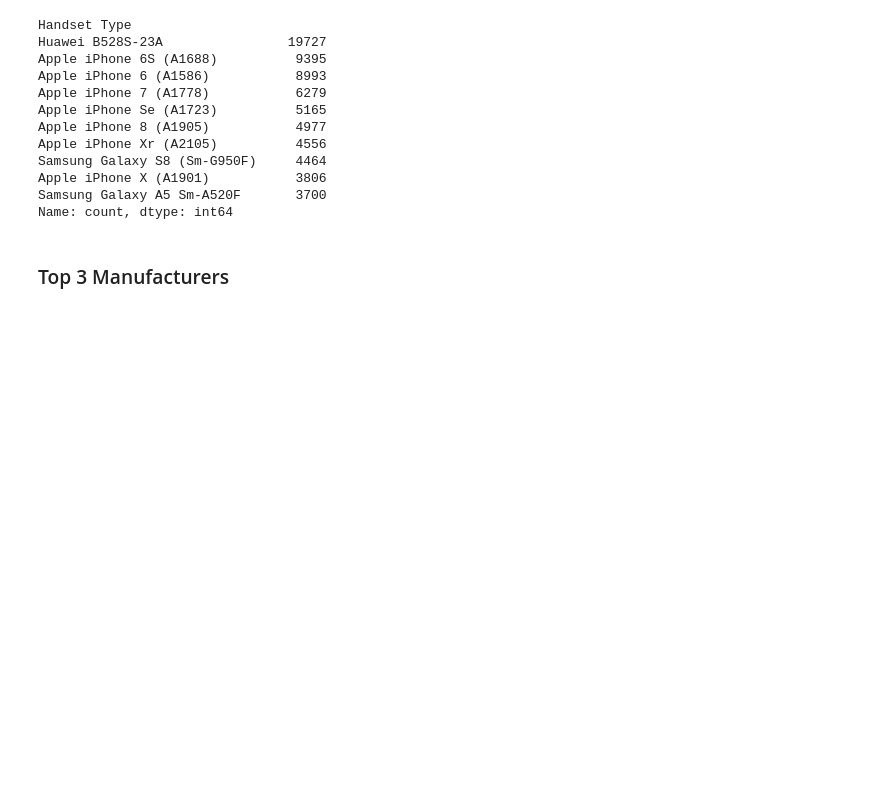
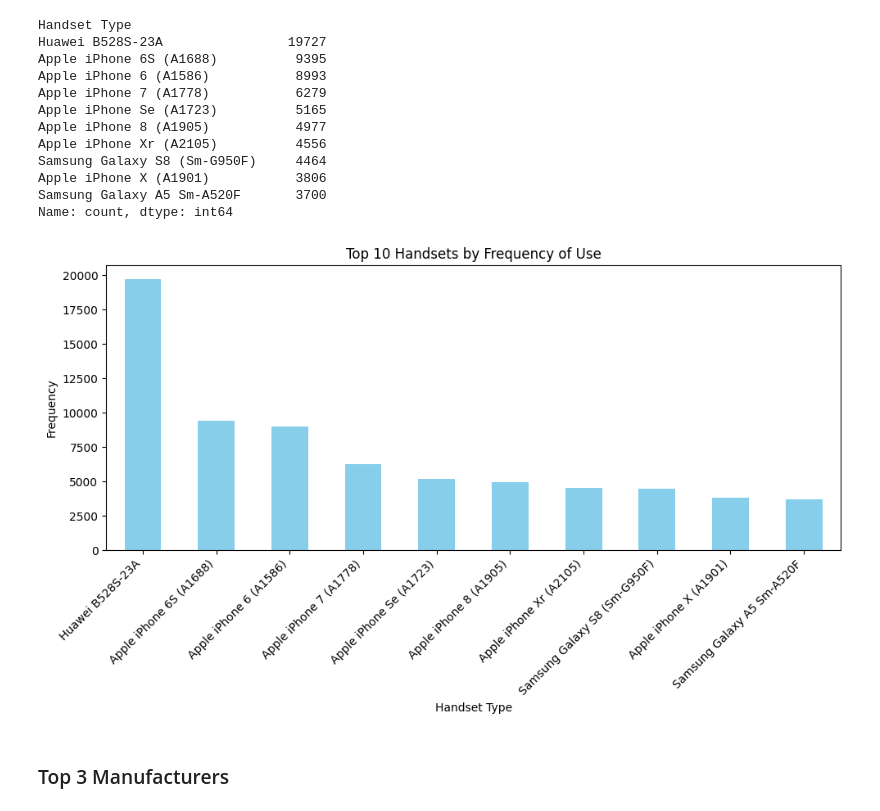
Before and after one commit to fsefu/customer-insights-analytics, a Jupyter notebook: notebooks/over_view_analysis.ipynb, the cells around one changed output. Cells and saved outputs as stored; diff of their text form; code cells hidden in the pictures; blank space fills up the shorter version.

```diff
--- a/notebooks/over_view_analysis.ipynb
+++ b/notebooks/over_view_analysis.ipynb
@@ -83,6 +83,10 @@ Samsung Galaxy S8 (Sm-G950F)     4464
 Apple iPhone X (A1901)           3806
 Samsung Galaxy A5 Sm-A520F       3700
 Name: count, dtype: int64
+# %%
+analyzer.plot_top_10_handsets()
+# %% [output]
+[figure, added]
 # %% [markdown]
 ### Top 3 Manufacturers
 # %%
```
Also changed, not shown: parts of 2 cells of this notebook, 1 other file.
